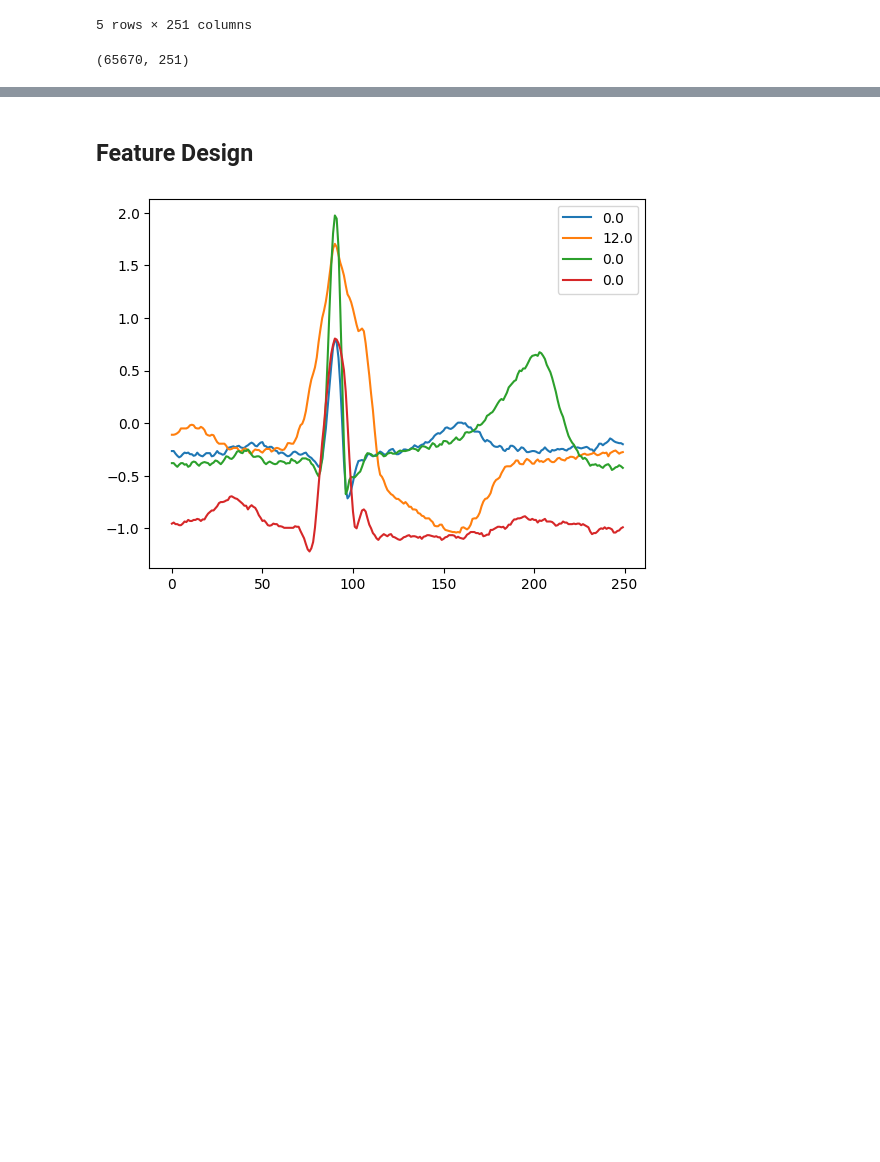
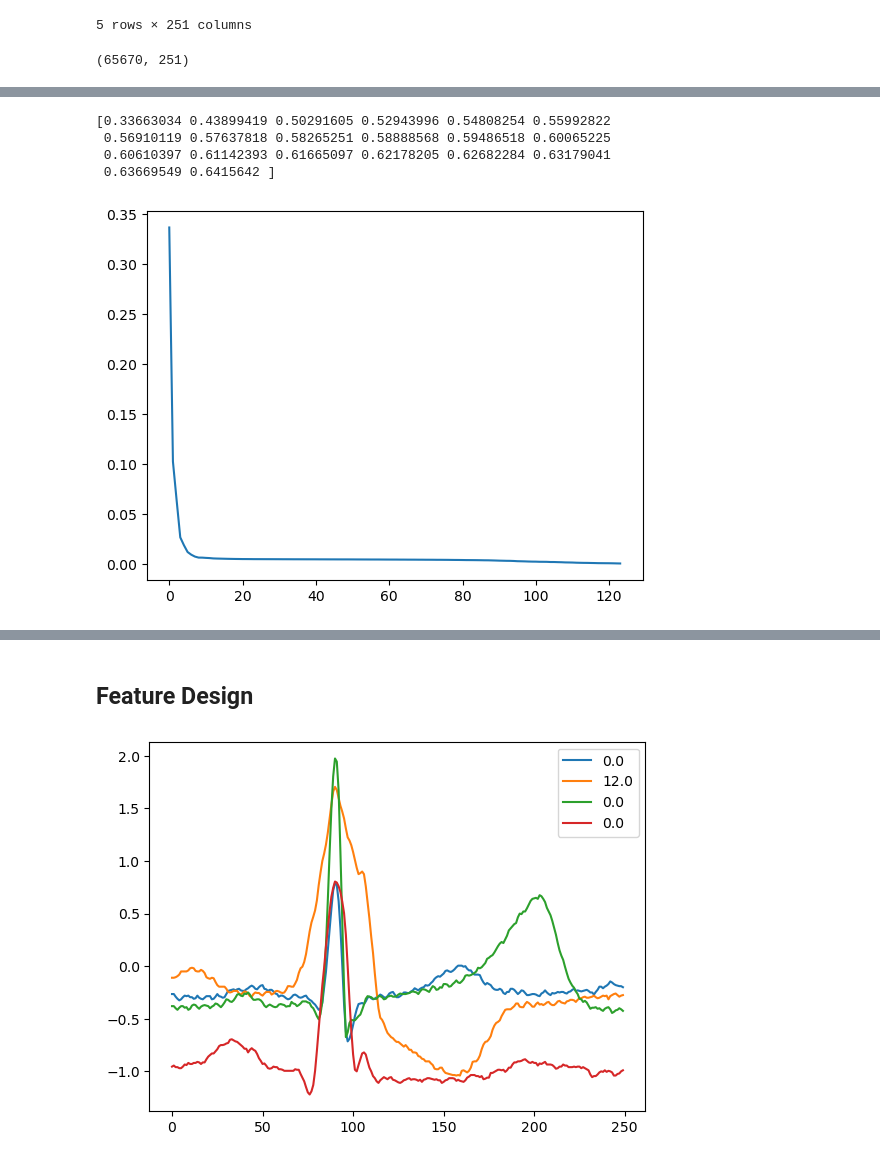
Before and after one commit to zachorrie/ML_ASS, a Jupyter notebook: CS_ARR.ipynb, the cells around one changed output, grey strips where cells are left out. Drawn from its saved outputs; the diff is of its cells as text; code cells hidden in the pictures; blank space fills up the shorter version.

```diff
--- a/CS_ARR.ipynb
+++ b/CS_ARR.ipynb
@@ -35,0 +153,15 @@ y_val = df_val.iloc[:,-1:].values.ravel()
+# %%
+# apply PCA to the Fourier Data in dB
+pca = PCA()
+pca.fit(fx_train_magsdb)
+X_train_pca = pca.transform(fx_train_magsdb)
+X_val_pca = pca.transform(fx_val_magsdb)
+print(np.cumsum(pca.explained_variance_ratio_[0:20]))
+plt.plot(pca.explained_variance_ratio_)
+plt.show()
+# %% [output]
+[0.33663034 0.43899419 0.50291605 0.52943996 0.54808254 0.55992822
+ 0.56910119 0.57637818 0.58265251 0.58888568 0.59486518 0.60065225
+ 0.60610397 0.61142393 0.61665097 0.62178205 0.62682284 0.63179041
+ 0.63669549 0.6415642 ]
+[figure, added]
```
Also changed, not shown: parts of 15 cells of this notebook, 1 other file.
